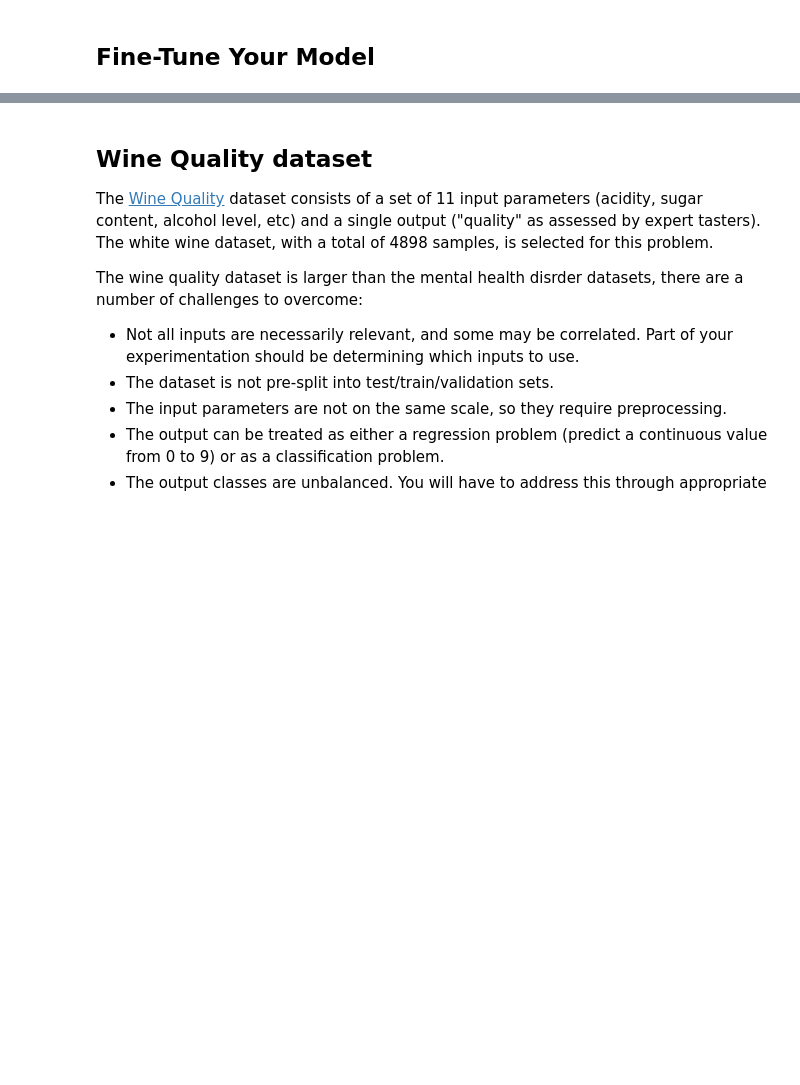
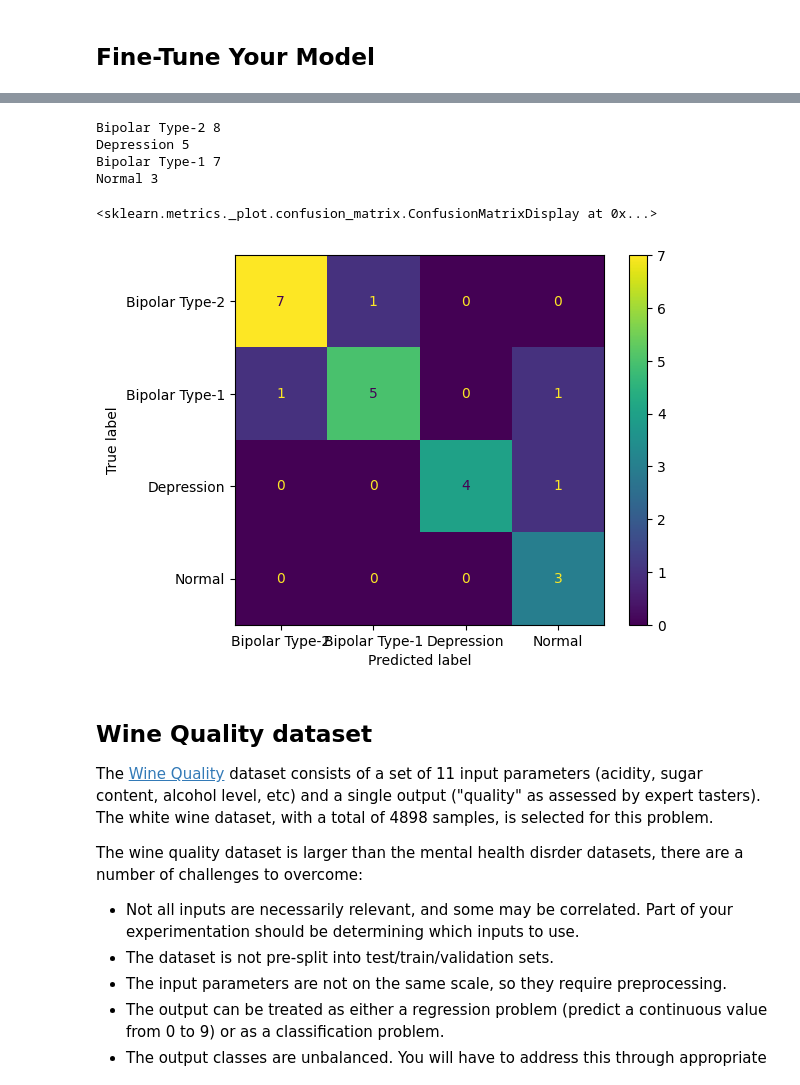
Before and after one commit to thaladikary/ml-assignment-1, a Jupyter notebook: Assignment2_Description.ipynb, the cells around one changed output, grey strips where cells are left out. Drawn from its saved outputs; the diff is of its cells as text; code cells hidden in the pictures; blank space fills up the shorter version.

Commit message:
up to confusion matrix

```diff
--- a/Assignment2_Description.ipynb
+++ b/Assignment2_Description.ipynb
@@ -442,0 +447,7 @@ Mean F1_macro: 0.8695743145743146
+# %%
+from sklearn.ensemble import RandomForestClassifier
+
+clf_3 = RandomForestClassifier(random_state=42)
+
+forest_rmses = cross_val_score(clf_3, X_train_prepared, y_train, cv=5)
+pd.Series(forest_rmses).describe()
@@ -444,0 +468,17 @@ Mean F1_macro: 0.8695743145743146
+# %%
+from sklearn.model_selection import GridSearchCV
+
+param_grid = [
+    {
+        'n_estimators': [3, 10, 30],
+        'max_features': [4, 6, 8]
+     },
+
+    {
+        'bootstrap': [False],
+        'n_estimators': [3, 10],
+        'max_features': [2,3,4]
+     },
+]
+grid_search = GridSearchCV(clf_3, param_grid, cv=3, return_train_score=True)
+grid_search.fit(X_train_prepared, y_train)
@@ -444,0 +496,5 @@ Mean F1_macro: 0.8695743145743146
+# %%
+final_model = grid_search.best_estimator_
+
+feature_importances = final_model.feature_importances_ #caclculates feature importance, features with higher values result in a bigger influence in making decisions
+feature_importances.round(4)
@@ -444,0 +506,4 @@ Mean F1_macro: 0.8695743145743146
+# %%
+X_test_prepared = full_pipeline.transform(X_test)
+
+y_predictions = final_model.predict(X_test_prepared)
@@ -445,3 +540,22 @@ Mean F1_macro: 0.8695743145743146
+# %%
+print("Bipolar Type-2", str(len(y_test[y_test=="Bipolar Type-2"])))
+print("Depression", str(len(y_test[y_test=="Depression"])))
+print("Bipolar Type-1", str(len(y_test[y_test=="Bipolar Type-1"])))
+print("Normal", str(len(y_test[y_test=="Normal"])))
+# %% [output]
+Bipolar Type-2 8
+Depression 5
+Bipolar Type-1 7
+Normal 3
+# %%
+from sklearn.metrics import confusion_matrix, ConfusionMatrixDisplay
+
+cm = confusion_matrix(y_test, y_predictions, labels=["Bipolar Type-2", "Bipolar Type-1", "Depression","Normal"])
+disp = ConfusionMatrixDisplay(confusion_matrix=cm,display_labels=["Bipolar Type-2", "Bipolar Type-1", "Depression","Normal"])
+disp.plot()
+# %% [output]
+<sklearn.metrics._plot.confusion_matrix.ConfusionMatrixDisplay at 0x...>
+[figure, added]
 # %% [markdown]
 ## Wine Quality dataset
 
```
Also changed, not shown: parts of 17 cells of this notebook.
